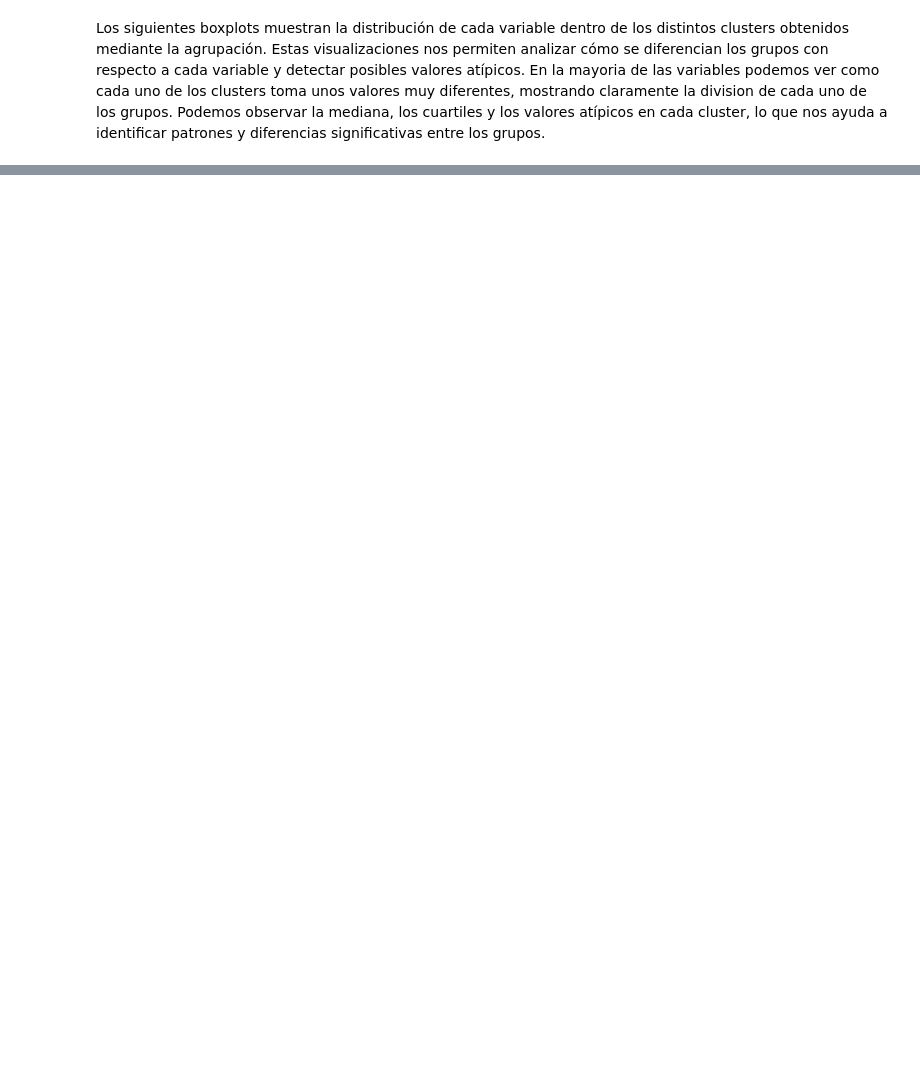
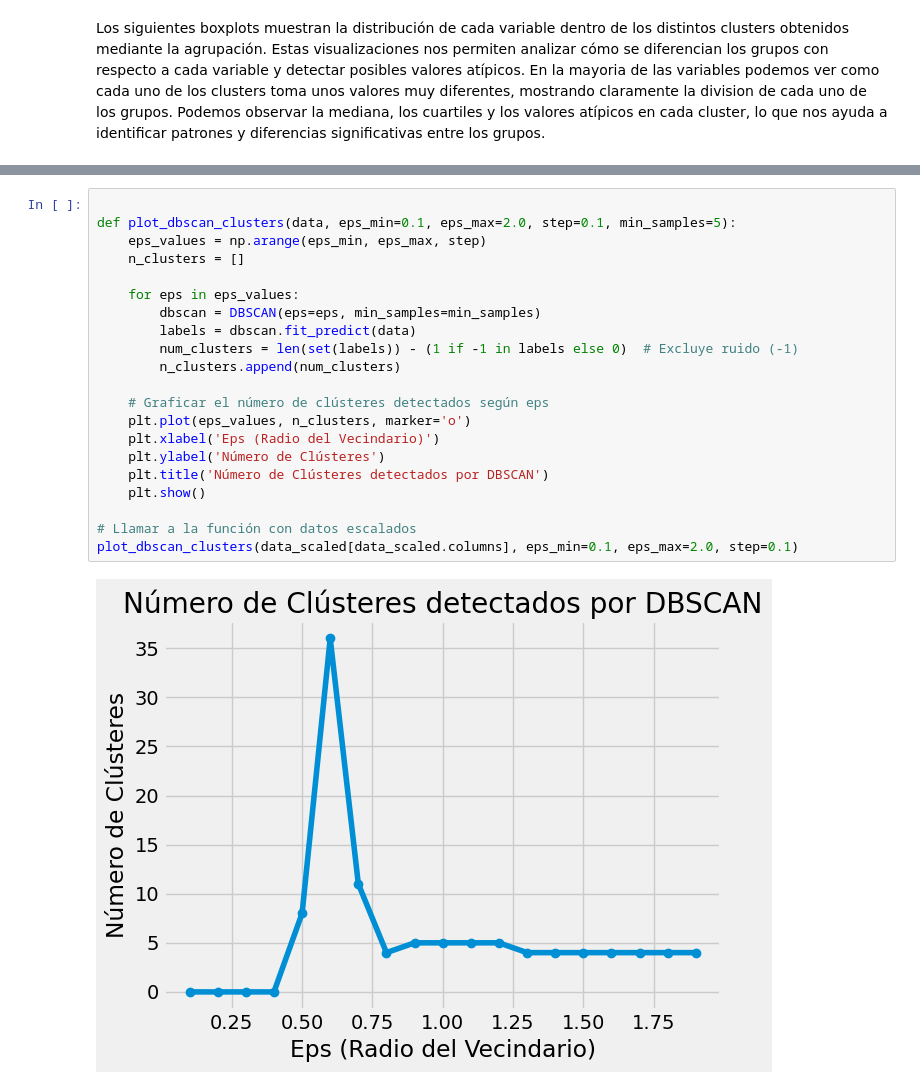
Before and after one commit to InteligenciaNegocios-G14/Laboratorio2, a Jupyter notebook: Laboratorio2.ipynb, the cells around one changed output, grey strips where cells are left out. Cells and saved outputs as stored; diff of their text form; blank space fills up the shorter version.

Commit message:
DBSCAN

```diff
--- a/Laboratorio2.ipynb
+++ b/Laboratorio2.ipynb
@@ -533,0 +541,23 @@ for col in data_scaled.columns:
+# %%
+
+def plot_dbscan_clusters(data, eps_min=0.1, eps_max=2.0, step=0.1, min_samples=5):
+    eps_values = np.arange(eps_min, eps_max, step)
+    n_clusters = []
+
+    for eps in eps_values:
+        dbscan = DBSCAN(eps=eps, min_samples=min_samples)
+        labels = dbscan.fit_predict(data)
+        num_clusters = len(set(labels)) - (1 if -1 in labels else 0)  # Excluye ruido (-1)
+        n_clusters.append(num_clusters)
+
+    # Graficar el número de clústeres detectados según eps
+    plt.plot(eps_values, n_clusters, marker='o')
+    plt.xlabel('Eps (Radio del Vecindario)')
+    plt.ylabel('Número de Clústeres')
+    plt.title('Número de Clústeres detectados por DBSCAN')
+    plt.show()
+
+# Llamar a la función con datos escalados
+plot_dbscan_clusters(data_scaled[data_scaled.columns], eps_min=0.1, eps_max=2.0, step=0.1)
+# %% [output]
+[figure, added]
```
Also changed, not shown: parts of 26 cells of this notebook.
